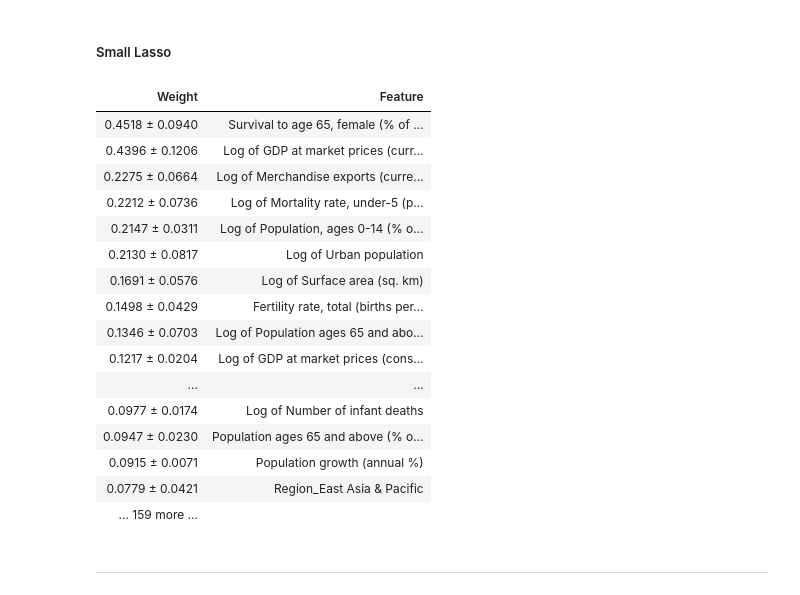
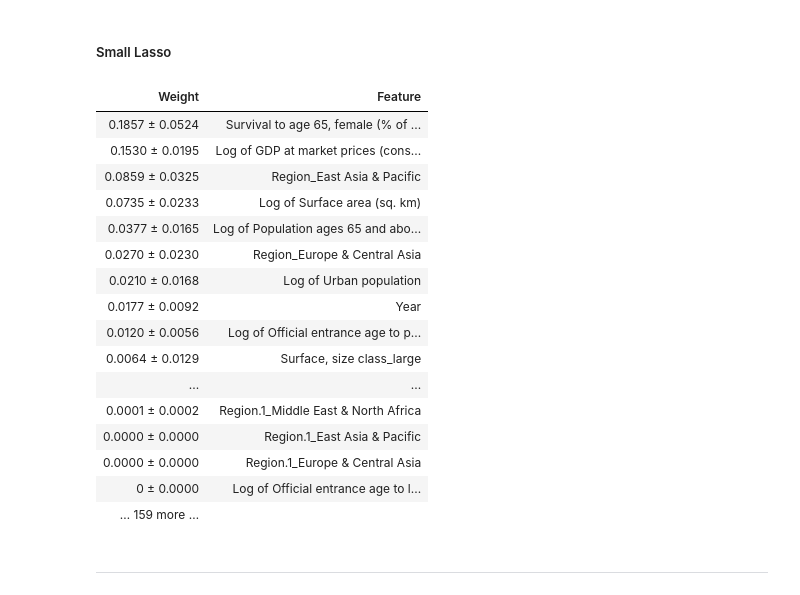
Before and after one commit to luciofaso/migration_analysis, a Jupyter notebook: EmigrationModel.ipynb, the cells around one changed output. Cells and saved outputs as stored; diff of their text form; code cells hidden in the pictures.

```diff
--- a/EmigrationModel.ipynb
+++ b/EmigrationModel.ipynb
@@ -256,24 +256,24 @@ ____
 ##### Small Lasso
 # %%
 perm_small_lasso = PermutationImportance(small_lasso, random_state=1).fit(X_test_scaled, y_test)
-eli5.show_weights(perm, feature_names = input_names.tolist())
+eli5.show_weights(perm_small_lasso, feature_names = input_names.tolist())
 # %% [output]
 | Weight | Feature |
-| 0.4518 ± 0.0940 | Survival to age 65, female (% of ... |
-| 0.4396 ± 0.1206 | Log of GDP at market prices (curr... |
-| 0.2275 ± 0.0664 | Log of Merchandise exports (curre... |
-| 0.2212 ± 0.0736 | Log of Mortality rate, under-5 (p... |
-| 0.2147 ± 0.0311 | Log of Population, ages 0-14 (% o... |
-| 0.2130 ± 0.0817 | Log of Urban population |
-| 0.1691 ± 0.0576 | Log of Surface area (sq. km) |
-| 0.1498 ± 0.0429 | Fertility rate, total (births per... |
-| 0.1346 ± 0.0703 | Log of Population ages 65 and abo... |
-| 0.1217 ± 0.0204 | Log of GDP at market prices (cons... |
+| 0.1857 ± 0.0524 | Survival to age 65, female (% of ... |
+| 0.1530 ± 0.0195 | Log of GDP at market prices (cons... |
+| 0.0859 ± 0.0325 | Region_East Asia & Pacific |
+| 0.0735 ± 0.0233 | Log of Surface area (sq. km) |
+| 0.0377 ± 0.0165 | Log of Population ages 65 and abo... |
+| 0.0270 ± 0.0230 | Region_Europe & Central Asia |
+| 0.0210 ± 0.0168 | Log of Urban population |
+| 0.0177 ± 0.0092 | Year |
+| 0.0120 ± 0.0056 | Log of Official entrance age to p... |
+| 0.0064 ± 0.0129 | Surface, size class_large |
 | ... | ... |
-| 0.0977 ± 0.0174 | Log of Number of infant deaths |
-| 0.0947 ± 0.0230 | Population ages 65 and above (% o... |
-| 0.0915 ± 0.0071 | Population growth (annual %) |
-| 0.0779 ± 0.0421 | Region_East Asia & Pacific |
+| 0.0001 ± 0.0002 | Region.1_Middle East & North Africa |
+| 0.0000 ± 0.0000 | Region.1_East Asia & Pacific |
+| 0.0000 ± 0.0000 | Region.1_Europe & Central Asia |
+| 0 ± 0.0000 | Log of Official entrance age to l... |
 | … 159 more … |  |
 # %% [markdown]
 ____
```
Also changed, not shown: parts of 19 cells of this notebook, 1 other file.
